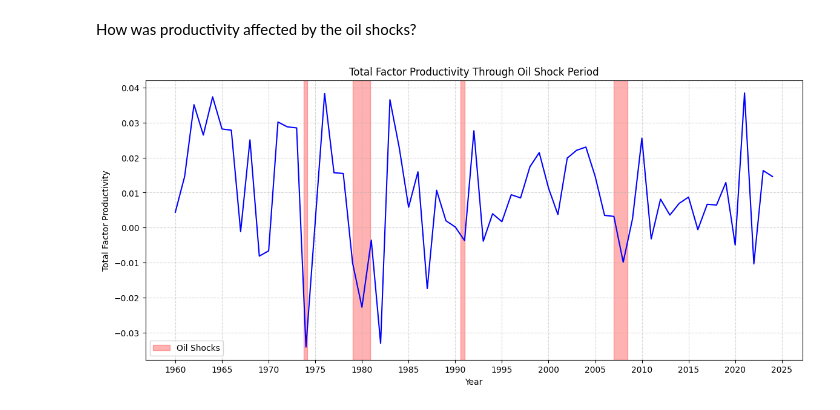
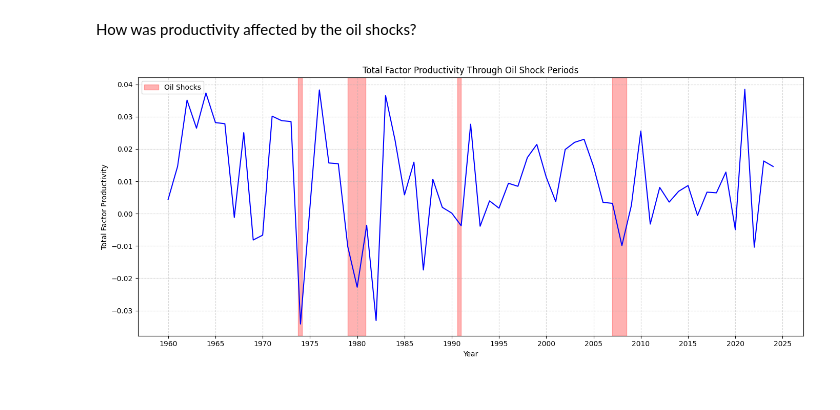
Before and after one commit to ChowchowWorks/Macroeconomics, a Jupyter notebook: src/labour_market.ipynb, the cells around one changed output. Drawn from its saved outputs; the diff is of its cells as text; code cells hidden in the pictures.

```diff
--- a/src/labour_market.ipynb
+++ b/src/labour_market.ipynb
@@ -234,22 +234,26 @@ oil_shocks = [
 # %%
 fig, ax = plt.subplots(figsize = (14,6))
 ax.plot(tfp['date'], tfp['growth_rate'], color = "blue")
 ax.set_xticks(tfp['date'][::5])
 ax.grid(True, linestyle = "--", alpha = 0.5)
 
 for i , (start, end) in enumerate(oil_shocks):
     ax.axvspan(pd.to_datetime(start), pd.to_datetime(end),
                color = 'red', alpha = 0.3,
                label = "Oil Shocks" if i == 0 else "")
 
 ax.xaxis.set_major_locator(mdates.YearLocator(5))
 ax.xaxis.set_major_formatter(mdates.DateFormatter('%Y'))
 
-ax.set_title("Total Factor Productivity Through Oil Shock Period")
+ax.set_title("Total Factor Productivity Through Oil Shock Periods")
 ax.set_ylabel("Total Factor Productivity")
 ax.set_xlabel("Year")
 ax.legend()
 
+plt.tight_layout()
+## Save the plot image to images
+plt.savefig("../plots/tfp_oilshocks")
+
 plt.show()
 # %% [output]
-[figure, old version]
+[figure, new version]
```
Also changed, not shown: 2 other files.
